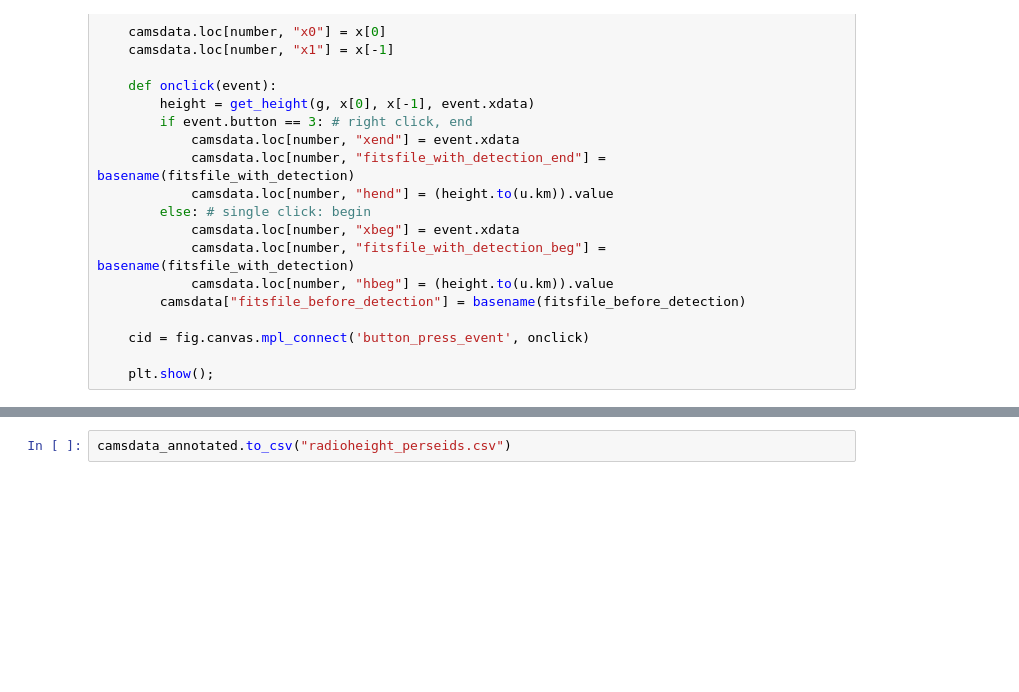
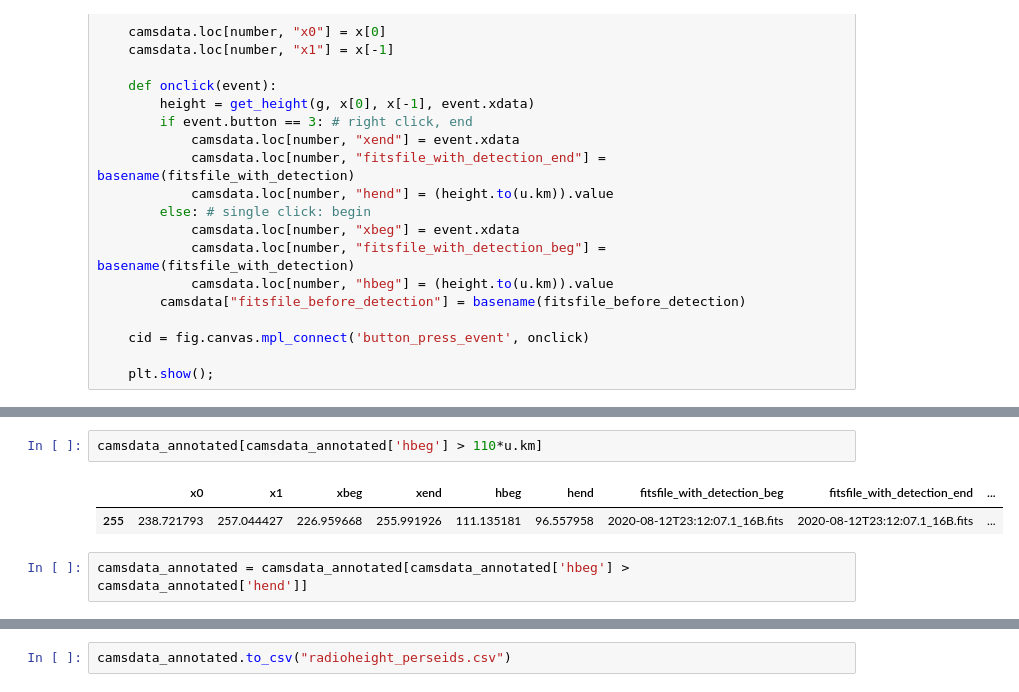
Before and after one commit to tammojan/perseids2020, a Jupyter notebook: reproject.ipynb, the cells around one changed output, grey strips where cells are left out. Drawn from its saved outputs; the diff is of its cells as text; blank space fills up the shorter version.

```diff
--- a/reproject.ipynb
+++ b/reproject.ipynb
@@ -269,2 +277,9 @@ camsdata_annotated
+# %%
+camsdata_annotated[camsdata_annotated['hbeg'] > 110*u.km]
+# %% [output]
+|  | x0 | x1 | xbeg | xend | hbeg | hend | fitsfile_with_detection_beg | fitsfile_with_detection_end | ... |
+| 255 | 238.721793 | 257.044427 | 226.959668 | 255.991926 | 111.135181 | 96.557958 | 2020-08-12T23:12:07.1_16B.fits | 2020-08-12T23:12:07.1_16B.fits | ... |
+# %%
+camsdata_annotated = camsdata_annotated[camsdata_annotated['hbeg'] > camsdata_annotated['hend']]
 # %%
 plt.close('all')
```
Also changed, not shown: parts of 7 cells of this notebook.
